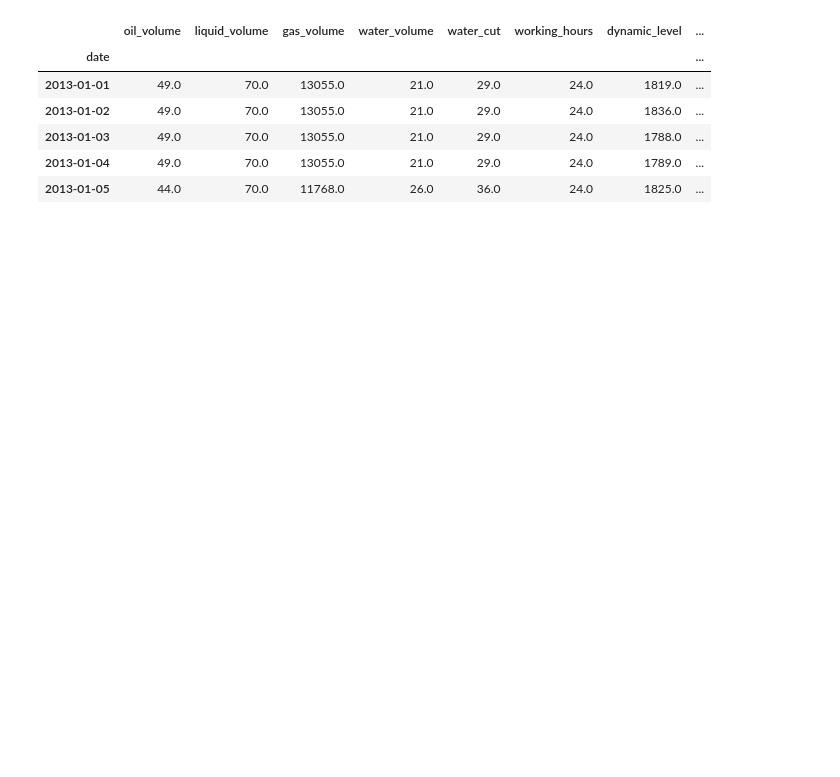
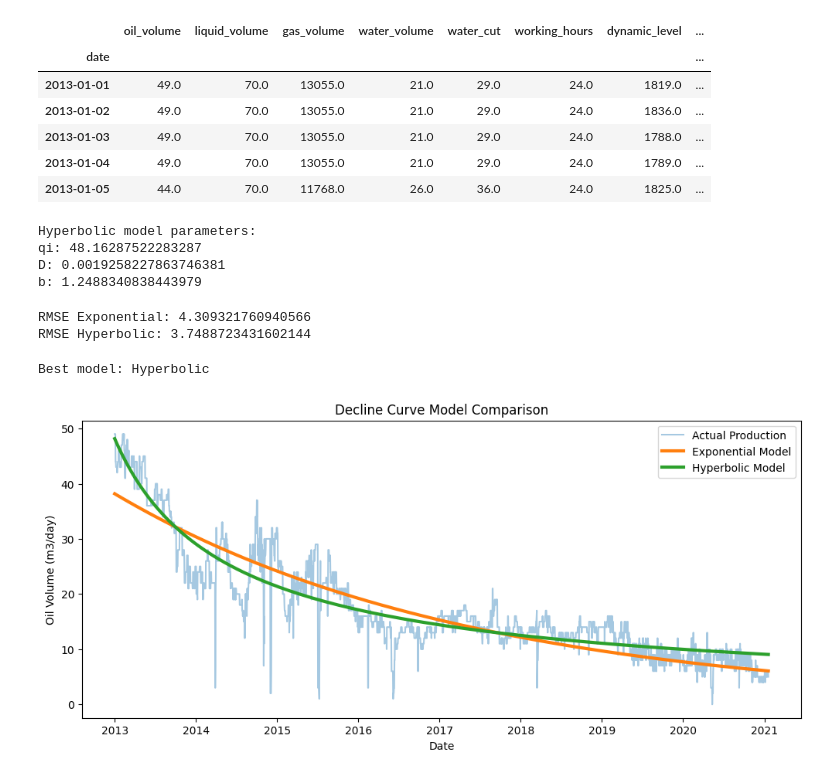
Before and after one commit to Jofregf/oil-well-production-analysis, a Jupyter notebook: notebooks/04_decline_curve_analysis.ipynb, the cells around one changed output. Cells and saved outputs as stored; diff of their text form; code cells hidden in the pictures; blank space fills up the shorter version.

```diff
--- a/notebooks/04_decline_curve_analysis.ipynb
+++ b/notebooks/04_decline_curve_analysis.ipynb
@@ -22,3 +28,6 @@ df.head()
+# %%
+def hyperbolic_decline(t, qi, D, b):
+    return qi / ((1 + b * D * t) ** (1 / b))
 # %%
 def exp_decline(t, qi, D):
     return qi * np.exp(-D * t)
@@ -24,0 +38,20 @@ def exp_decline(t, qi, D):
+# %%
+params_hyp, _ = curve_fit(
+    hyperbolic_decline,
+    t,
+    q,
+    bounds=(0, [100, 1, 2]),
+    maxfev=10000
+)
+
+qi_h, D_h, b_h = params_hyp
+
+print("Hyperbolic model parameters:")
+print("qi:", qi_h)
+print("D:", D_h)
+print("b:", b_h)
+# %% [output]
+Hyperbolic model parameters:
+qi: 48.16287522283287
+D: 0.0019258227863746381
+b: 1.2488340838443979
@@ -24,0 +61,38 @@ def exp_decline(t, qi, D):
+# %%
+rmse_exp = np.sqrt(mean_squared_error(q, q_exp))
+rmse_hyp = np.sqrt(mean_squared_error(q, q_hyp))
+
+print("RMSE Exponential:", rmse_exp)
+print("RMSE Hyperbolic:", rmse_hyp)
+# %% [output]
+RMSE Exponential: 4.309321760940566
+RMSE Hyperbolic: 3.7488723431602144
+# %%
+if rmse_exp < rmse_hyp:
+    best_model = "Exponential"
+    q_best = q_exp
+else:
+    best_model = "Hyperbolic"
+    q_best = q_hyp
+
+print("Best model:", best_model)
+# %% [output]
+Best model: Hyperbolic
+# %%
+plt.figure(figsize=(12,5))
+
+plt.plot(df.index, q, alpha=0.4, label="Actual Production")
+plt.plot(df.index, q_exp, linewidth=3, label="Exponential Model")
+plt.plot(df.index, q_hyp, linewidth=3, label="Hyperbolic Model")
+
+plt.title("Decline Curve Model Comparison")
+plt.xlabel("Date")
+plt.ylabel("Oil Volume (m3/day)")
+
+plt.legend()
+
+plt.savefig("../outputs/figures/decline_model_comparison.png")
+
+plt.show()
+# %% [output]
+[figure, added]
```
Also changed, not shown: parts of 31 cells of this notebook, 7 other files.
